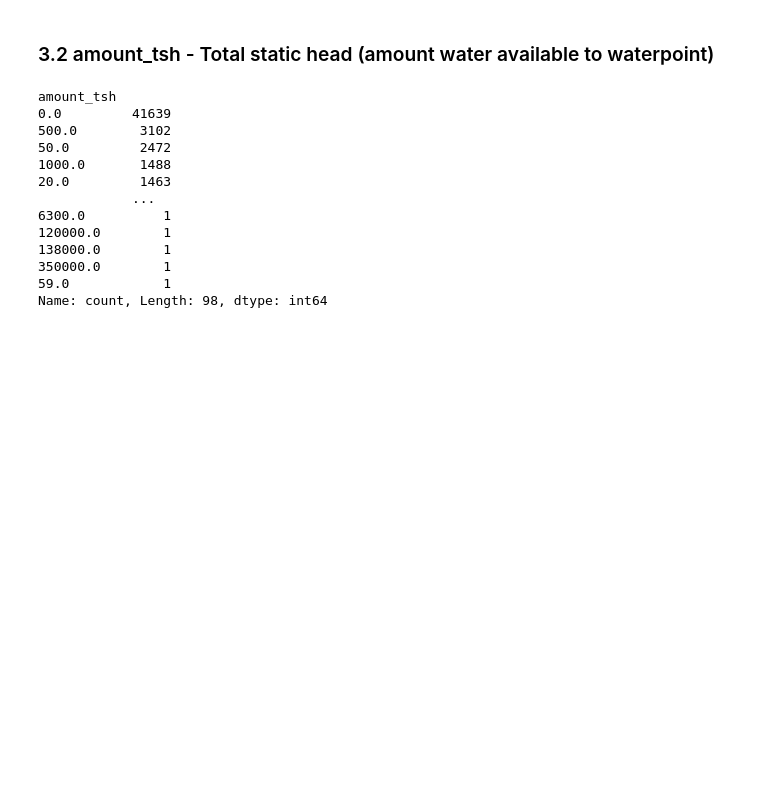
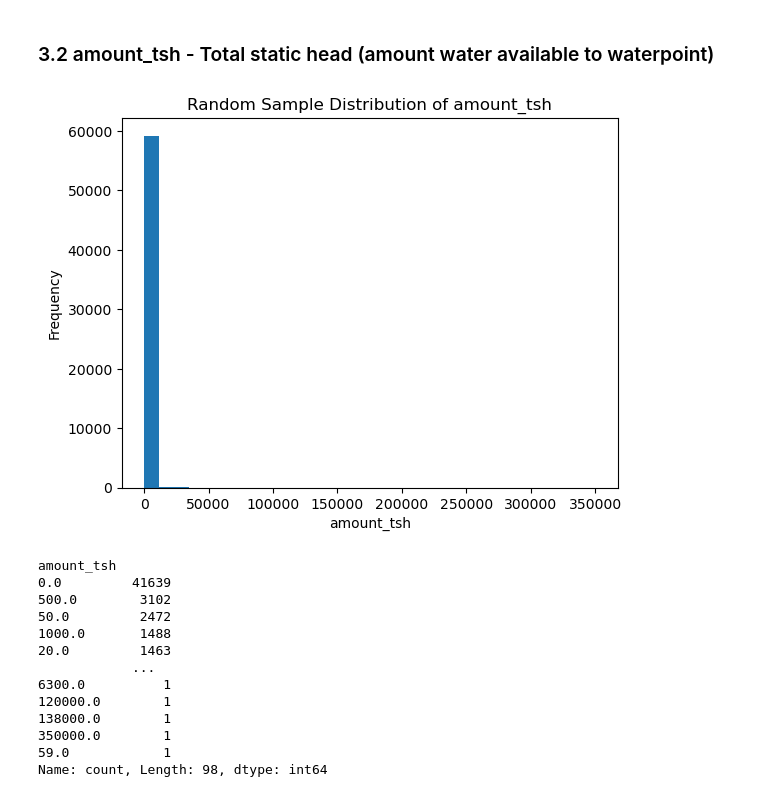
Before and after one commit to dev-ezzy/Classification-model, a Jupyter notebook: index.ipynb, the cells around one changed output. Cells and saved outputs as stored; diff of their text form; code cells hidden in the pictures; blank space fills up the shorter version.

```diff
--- a/index.ipynb
+++ b/index.ipynb
@@ -183,3 +180,11 @@ sns.histplot(y= "amount_tsh", data= water_data , hue="amount_tsh");
+# %%
+plt.hist(water_data["amount_tsh"], bins=30)
+plt.xlabel("amount_tsh")
+plt.ylabel('Frequency')
+plt.title(f"Random Sample Distribution of {water_data.columns[1]}")
+plt.show();
+# %% [output]
+[figure, added]
 # %%
 water_data["amount_tsh"].value_counts()
 # %% [output]
```
Also changed, not shown: parts of 8 cells of this notebook, 1 other file.
